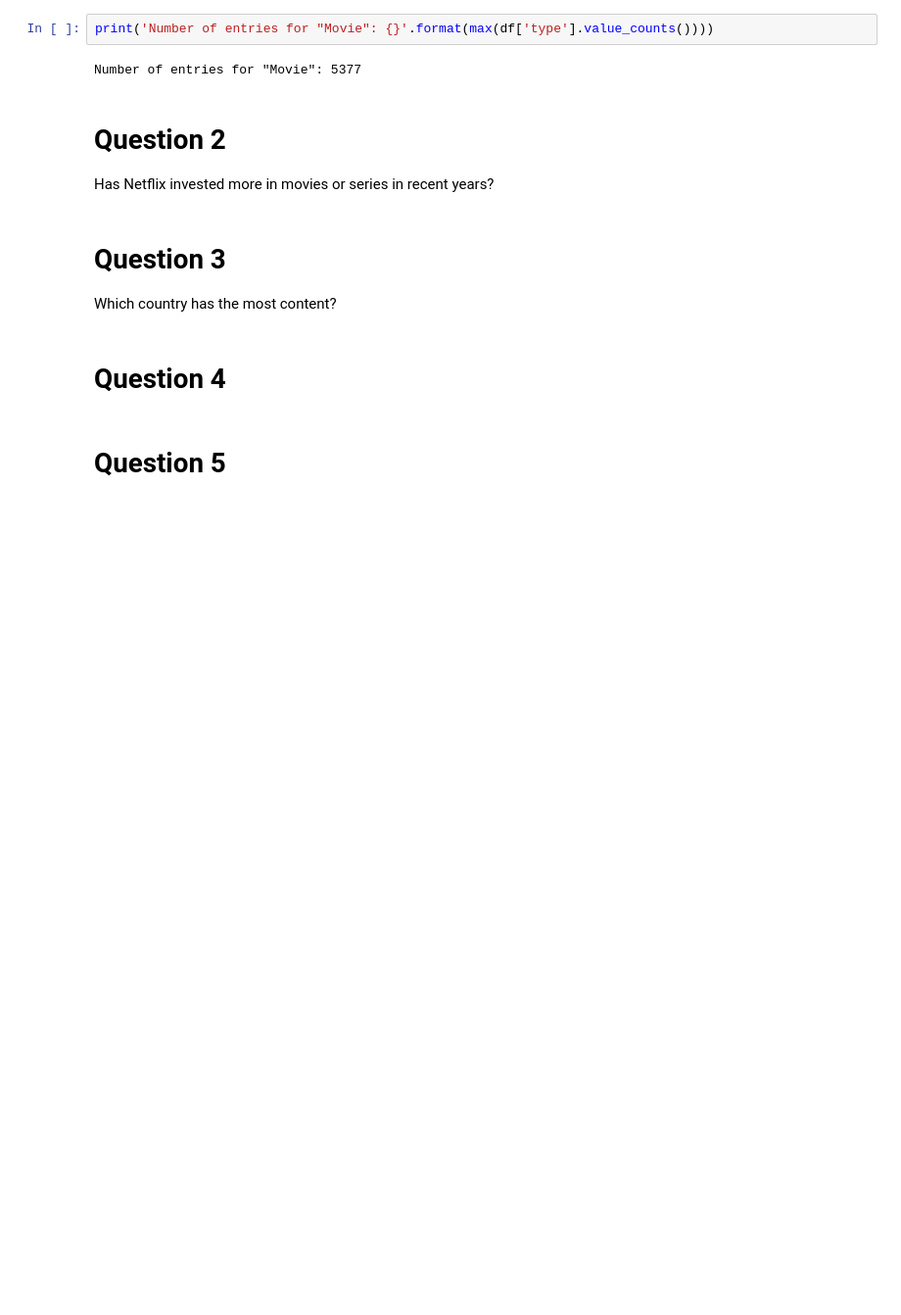
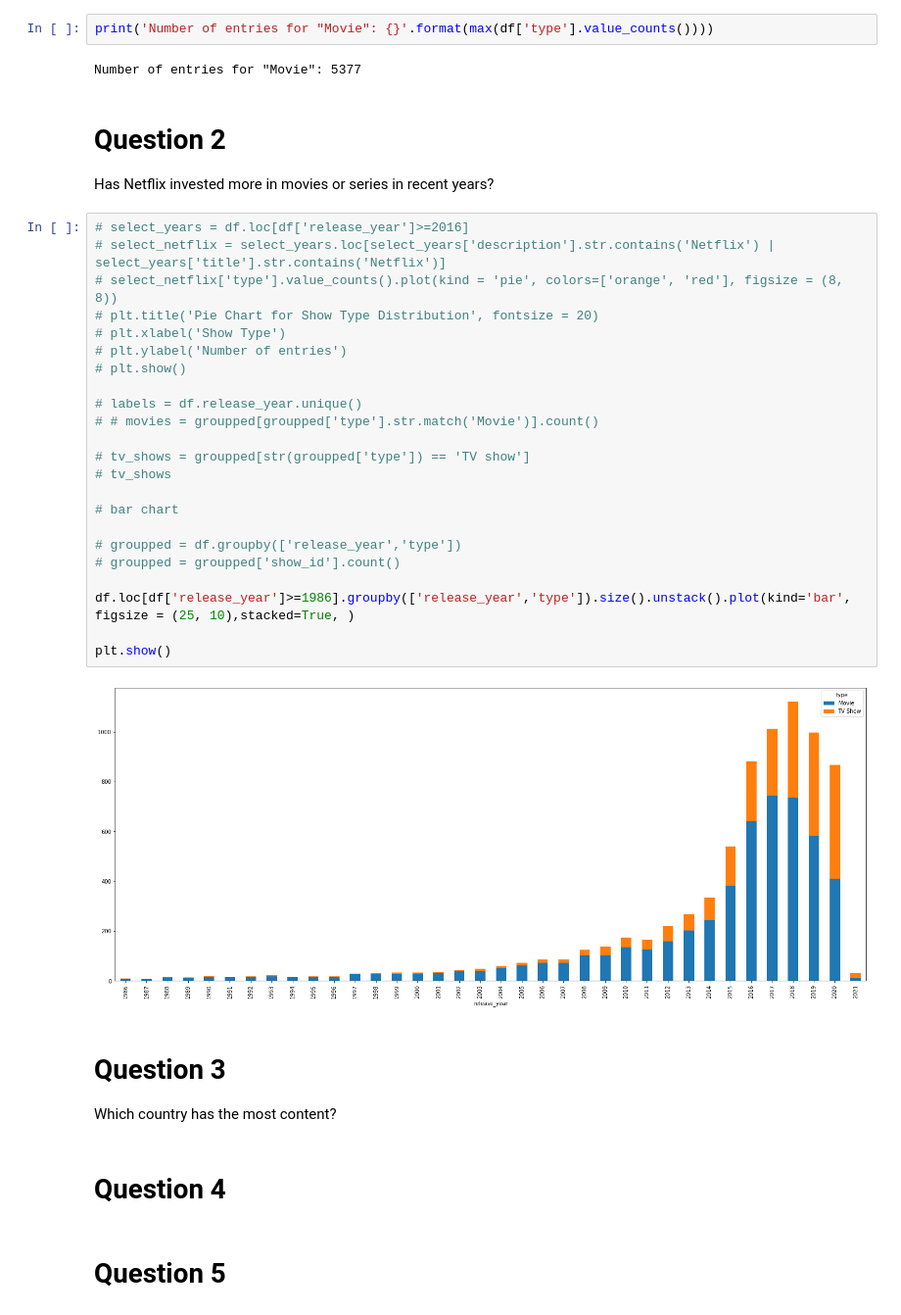
Before and after one commit to AngelPn/Netflix-Data-Analysis, a Jupyter notebook: netflix_data_mining.ipynb, the cells around one changed output. Shown: that part at 98% size. Cells and saved outputs as stored; diff of their text form; blank space fills up the shorter version.

```diff
--- a/netflix_data_mining.ipynb
+++ b/netflix_data_mining.ipynb
@@ -95,6 +95,31 @@ Number of entries for "Movie": 5377
 # %% [markdown]
 # Question 2
 Has Netflix invested more in movies or series in recent years?
+# %%
+# select_years = df.loc[df['release_year']>=2016]
+# select_netflix = select_years.loc[select_years['description'].str.contains('Netflix') | select_years['title'].str.contains('Netflix')]
+# select_netflix['type'].value_counts().plot(kind = 'pie', colors=['orange', 'red'], figsize = (8, 8))
+# plt.title('Pie Chart for Show Type Distribution', fontsize = 20)
+# plt.xlabel('Show Type')
+# plt.ylabel('Number of entries')
+# plt.show()
+
+# labels = df.release_year.unique()
+# # movies = groupped[groupped['type'].str.match('Movie')].count()
+
+# tv_shows = groupped[str(groupped['type']) == 'TV show']
+# tv_shows
+
+# bar chart
+
+# groupped = df.groupby(['release_year','type'])
+# groupped = groupped['show_id'].count()
+
+df.loc[df['release_year']>=1986].groupby(['release_year','type']).size().unstack().plot(kind='bar', figsize = (25, 10),stacked=True, )
+
+plt.show()
+# %% [output]
+[figure, added]
 # %% [markdown]
 # Question 3
 Which country has the most content?
```
Also changed, not shown: parts of 1 cell of this notebook.
